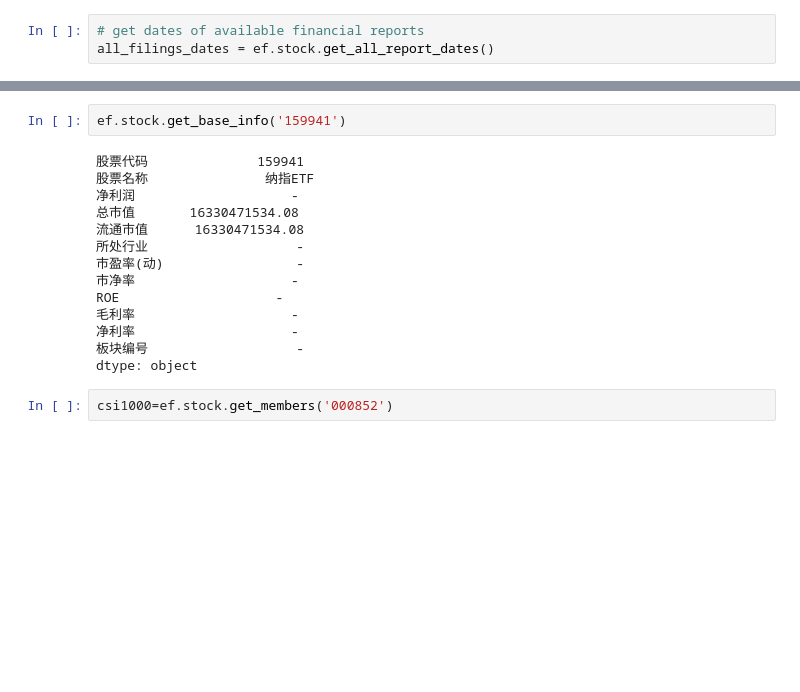
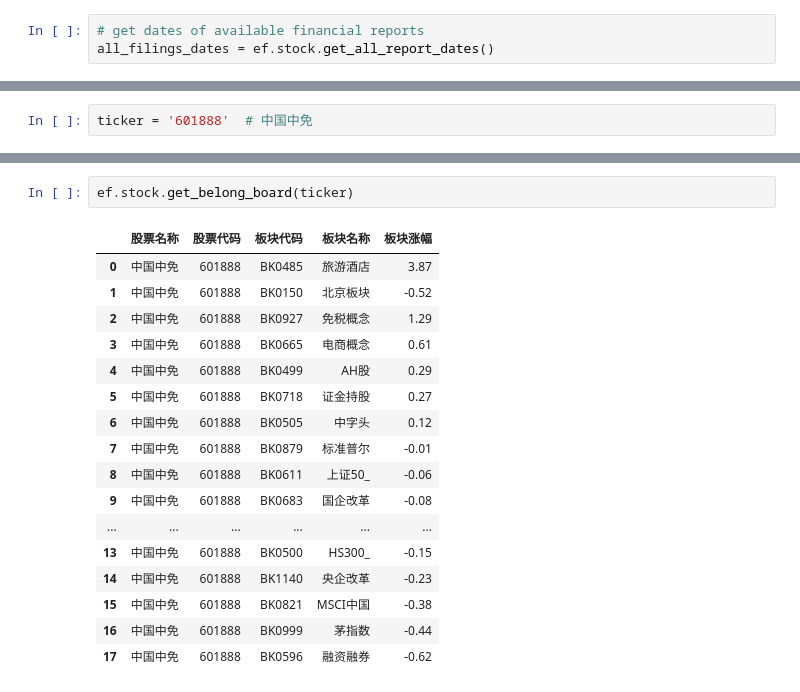
Before and after one commit to robustness-data/quant-universe, a Jupyter notebook: notebooks/efinance.ipynb, the cells around one changed output, grey strips where cells are left out. Saved outputs shown, nothing was run; the diff lists cells and outputs as text; blank space fills up the shorter version.

```diff
--- a/notebooks/efinance.ipynb
+++ b/notebooks/efinance.ipynb
@@ -39,0 +23,2 @@ all_financials_df.head()
+# %%
+ticker = '601888'  # 中国中免
@@ -40,18 +175,20 @@ all_financials_df.head()
 # %%
-ef.stock.get_base_info('159941')
+ef.stock.get_belong_board(ticker)
 # %% [output]
-股票代码              159941
-股票名称               纳指ETF
-净利润                    -
-总市值       16330471534.08
-流通市值      16330471534.08
-所处行业                   -
-市盈率(动)                 -
-市净率                    -
-ROE                    -
-毛利率                    -
-净利率                    -
-板块编号                   -
-dtype: object
+|  | 股票名称 | 股票代码 | 板块代码 | 板块名称 | 板块涨幅 |
+| 0 | 中国中免 | 601888 | BK0485 | 旅游酒店 | 3.87 |
+| 1 | 中国中免 | 601888 | BK0150 | 北京板块 | -0.52 |
+| 2 | 中国中免 | 601888 | BK0927 | 免税概念 | 1.29 |
+| 3 | 中国中免 | 601888 | BK0665 | 电商概念 | 0.61 |
+| 4 | 中国中免 | 601888 | BK0499 | AH股 | 0.29 |
+| 5 | 中国中免 | 601888 | BK0718 | 证金持股 | 0.27 |
+| 6 | 中国中免 | 601888 | BK0505 | 中字头 | 0.12 |
+| 7 | 中国中免 | 601888 | BK0879 | 标准普尔 | -0.01 |
+| 8 | 中国中免 | 601888 | BK0611 | 上证50_ | -0.06 |
+| 9 | 中国中免 | 601888 | BK0683 | 国企改革 | -0.08 |
+| ... | ... | ... | ... | ... | ... |
+| 13 | 中国中免 | 601888 | BK0500 | HS300_ | -0.15 |
+| 14 | 中国中免 | 601888 | BK1140 | 央企改革 | -0.23 |
+| 15 | 中国中免 | 601888 | BK0821 | MSCI中国 | -0.38 |
+| 16 | 中国中免 | 601888 | BK0999 | 茅指数 | -0.44 |
+| 17 | 中国中免 | 601888 | BK0596 | 融资融券 | -0.62 |
-# %%
-csi1000=ef.stock.get_members('000852')
```
Also changed, not shown: parts of 30 cells of this notebook, 1 other file.
